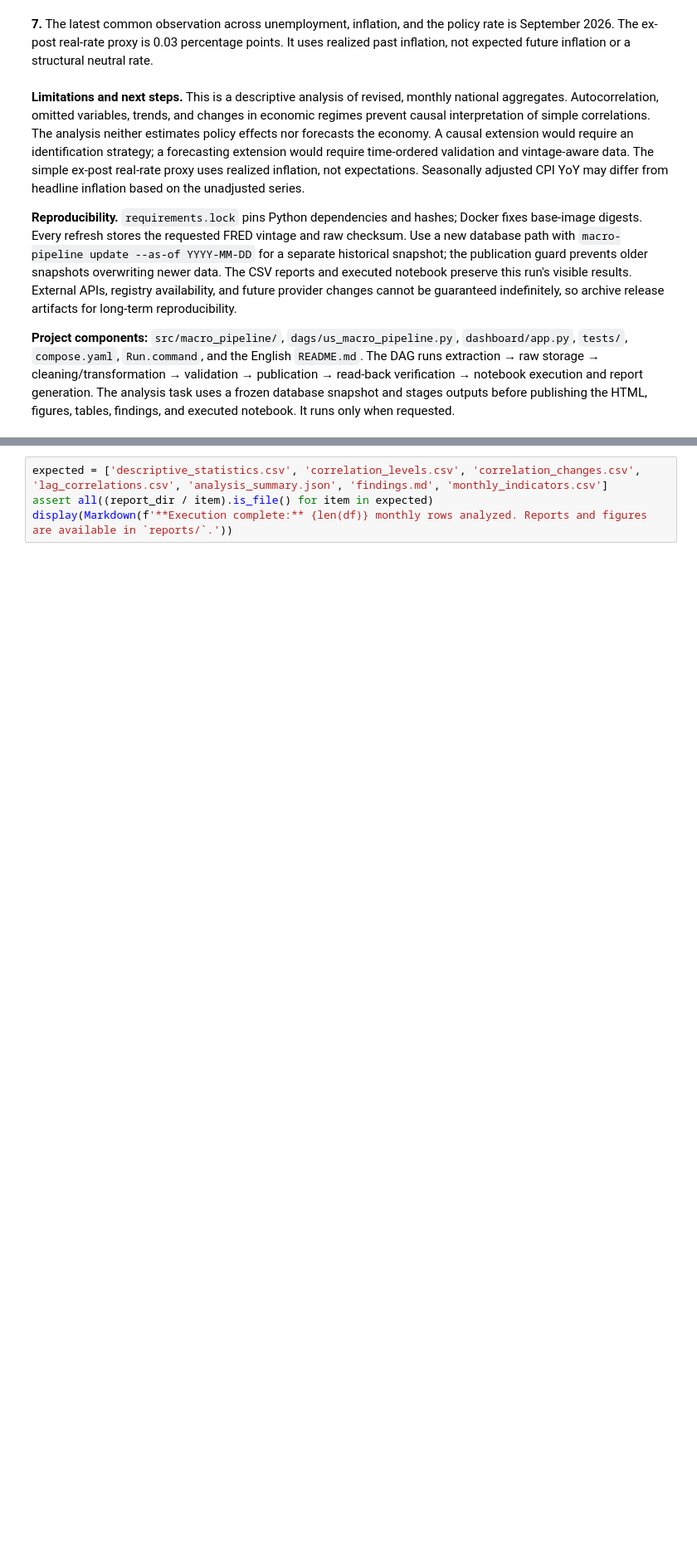
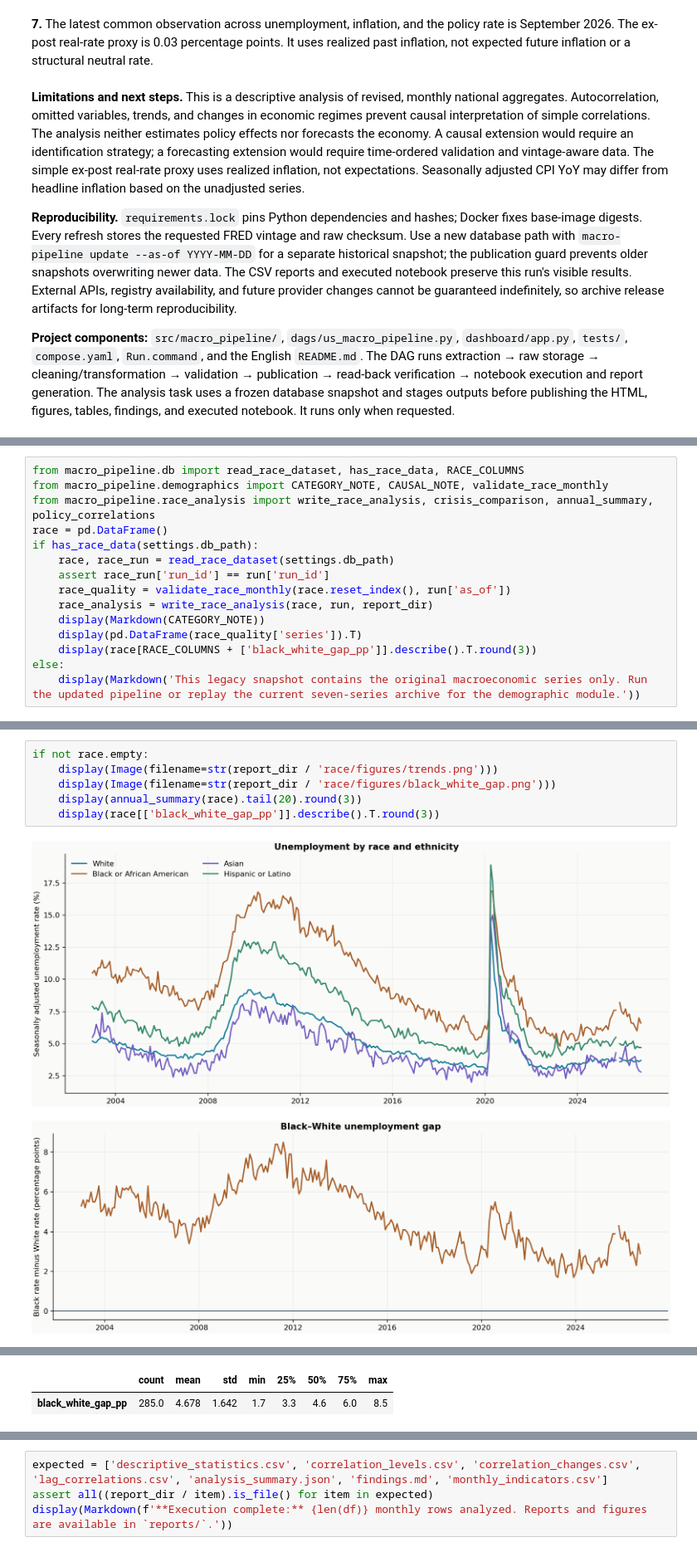
Before and after one commit to xingsun19/us-macroeconomic-pipeline-dashboard, a Jupyter notebook: notebooks/01_macroeconomic_eda.ipynb, the cells around one changed output, grey strips where cells are left out. Shown at 83% size. Cells and saved outputs as stored; diff of their text form; blank space fills up the shorter version.

Commit message:
Add race and ethnicity unemployment pipeline, analysis, and dashboard

```diff
--- a/notebooks/01_macroeconomic_eda.ipynb
+++ b/notebooks/01_macroeconomic_eda.ipynb
@@ -270,0 +285,15 @@ for number, item in enumerate(findings(df, run), 1):
+# %%
+from macro_pipeline.db import read_race_dataset, has_race_data, RACE_COLUMNS
+from macro_pipeline.demographics import CATEGORY_NOTE, CAUSAL_NOTE, validate_race_monthly
+from macro_pipeline.race_analysis import write_race_analysis, crisis_comparison, annual_summary, policy_correlations
+race = pd.DataFrame()
+if has_race_data(settings.db_path):
+    race, race_run = read_race_dataset(settings.db_path)
+    assert race_run['run_id'] == run['run_id']
+    race_quality = validate_race_monthly(race.reset_index(), run['as_of'])
+    race_analysis = write_race_analysis(race, run, report_dir)
+    display(Markdown(CATEGORY_NOTE))
+    display(pd.DataFrame(race_quality['series']).T)
+    display(race[RACE_COLUMNS + ['black_white_gap_pp']].describe().T.round(3))
+else:
+    display(Markdown('This legacy snapshot contains the original macroeconomic series only. Run the updated pipeline or replay the current seven-series archive for the demographic module.'))
@@ -270,0 +317,9 @@ for number, item in enumerate(findings(df, run), 1):
+# %%
+if not race.empty:
+    display(Image(filename=str(report_dir / 'race/figures/trends.png')))
+    display(Image(filename=str(report_dir / 'race/figures/black_white_gap.png')))
+    display(annual_summary(race).tail(20).round(3))
+    display(race[['black_white_gap_pp']].describe().T.round(3))
+# %% [output]
+[figure, added]
+[figure, added]
@@ -270,0 +343,2 @@ for number, item in enumerate(findings(df, run), 1):
+|  | count | mean | std | min | 25% | 50% | 75% | max |
+| black_white_gap_pp | 285.0 | 4.678 | 1.642 | 1.7 | 3.3 | 4.6 | 6.0 | 8.5 |
```
Also changed, not shown: parts of 11 cells of this notebook, 43 other files.
